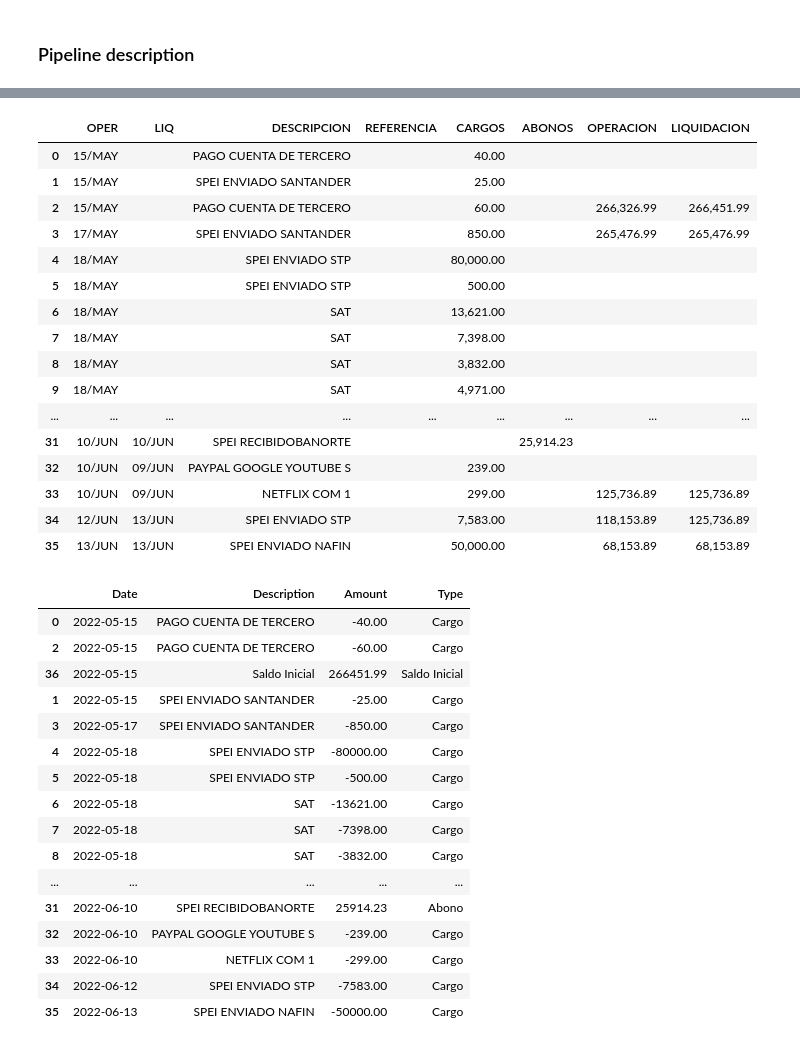
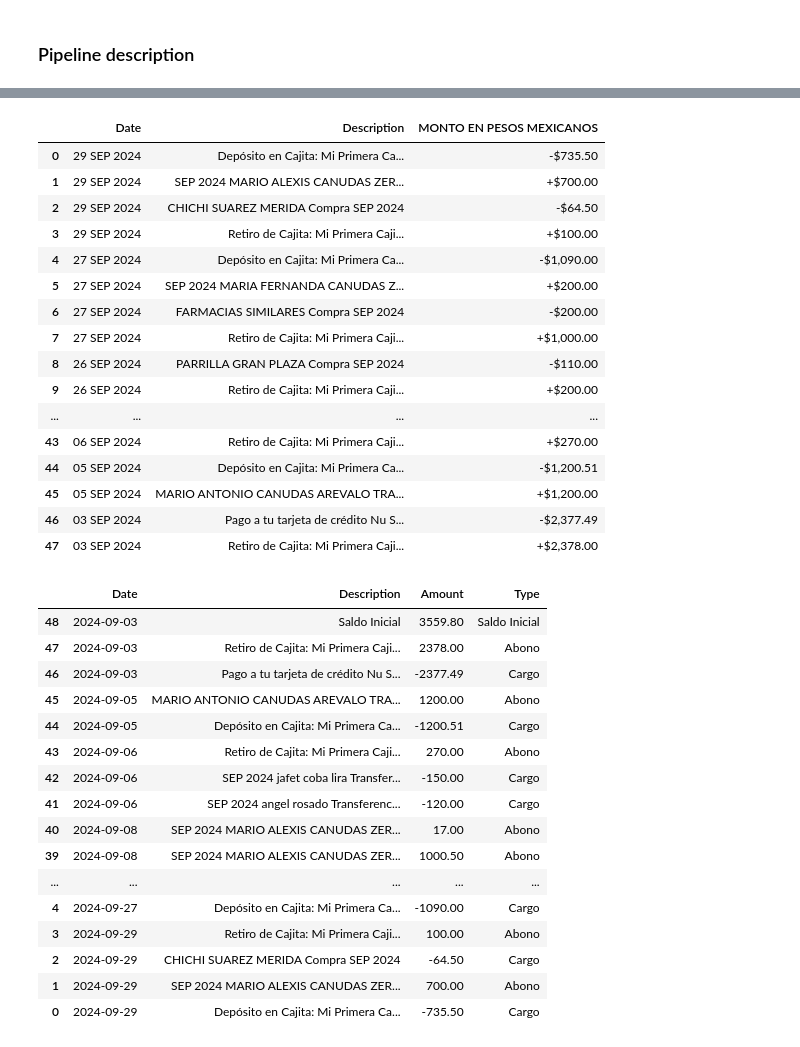
Before and after one commit to MarioCanudas/Aether, a Jupyter notebook: Aether_v1/models/test_models.ipynb, the cells around one changed output, grey strips where cells are left out. Saved outputs shown, nothing was run; the diff lists cells and outputs as text; code cells hidden in the pictures.

```diff
--- a/Aether_v1/models/test_models.ipynb
+++ b/Aether_v1/models/test_models.ipynb
@@ -12,7 +12,7 @@ sys.path.append(project_root)
 
 from config import INPUTS_FOLDER
 
-statement_path = os.path.join(INPUTS_FOLDER, 'test_files', 'BBVA', '2206.pdf')
+statement_path = os.path.join(INPUTS_FOLDER, 'test_files', 'Nu', 'Nu_debit_statement.pdf')
 # %% [markdown]
 ### Pipeline description
 # %%
@@ -63,8 +63,8 @@ if statement_type == 'credit' and (start_idx is None or end_idx is None):
     start_idx = boundary_detector.start_idx
     end_idx = boundary_detector.end_idx
 
-df_table = boundary_detector.get_filtered_table_words()
+filtered_words = boundary_detector.get_filtered_table_words()
 
 print(f'{start_idx} - {end_idx}')
-df_table
+filtered_words
 # %% [output]
@@ -85,7 +85,7 @@ df_table
 # %%
 from row_segmenter import TransactionRowSegmenter
 
-row_segmenter = TransactionRowSegmenter(df_table, bank_detector)
+row_segmenter = TransactionRowSegmenter(filtered_words, bank_detector)
 
 column_delimitation = row_segmenter.delimit_column_positions()
 grouped_rows = row_segmenter.group_rows()
@@ -132,48 +149,48 @@ table_reconstructor.get_structured_table()
 # %%
-df_structured = table_reconstructor.reconstruct_table()
-df_structured
+reconstructed_table = table_reconstructor.reconstruct_table()
+reconstructed_table
 # %% [output]
-|  | OPER | LIQ | DESCRIPCION | REFERENCIA | CARGOS | ABONOS | OPERACION | LIQUIDACION |
-| 0 | 15/MAY |  | PAGO CUENTA DE TERCERO |  | 40.00 |  |  |  |
-| 1 | 15/MAY |  | SPEI ENVIADO SANTANDER |  | 25.00 |  |  |  |
-| 2 | 15/MAY |  | PAGO CUENTA DE TERCERO |  | 60.00 |  | 266,326.99 | 266,451.99 |
-| 3 | 17/MAY |  | SPEI ENVIADO SANTANDER |  | 850.00 |  | 265,476.99 | 265,476.99 |
-| 4 | 18/MAY |  | SPEI ENVIADO STP |  | 80,000.00 |  |  |  |
-| 5 | 18/MAY |  | SPEI ENVIADO STP |  | 500.00 |  |  |  |
-| 6 | 18/MAY |  | SAT |  | 13,621.00 |  |  |  |
-| 7 | 18/MAY |  | SAT |  | 7,398.00 |  |  |  |
-| 8 | 18/MAY |  | SAT |  | 3,832.00 |  |  |  |
-| 9 | 18/MAY |  | SAT |  | 4,971.00 |  |  |  |
-| ... | ... | ... | ... | ... | ... | ... | ... | ... |
-| 31 | 10/JUN | 10/JUN | SPEI RECIBIDOBANORTE |  |  | 25,914.23 |  |  |
-| 32 | 10/JUN | 09/JUN | PAYPAL GOOGLE YOUTUBE S |  | 239.00 |  |  |  |
-| 33 | 10/JUN | 09/JUN | NETFLIX COM 1 |  | 299.00 |  | 125,736.89 | 125,736.89 |
-| 34 | 12/JUN | 13/JUN | SPEI ENVIADO STP |  | 7,583.00 |  | 118,153.89 | 125,736.89 |
-| 35 | 13/JUN | 13/JUN | SPEI ENVIADO NAFIN |  | 50,000.00 |  | 68,153.89 | 68,153.89 |
+|  | Date | Description | MONTO EN PESOS MEXICANOS |
+| 0 | 29 SEP 2024 | Depósito en Cajita: Mi Primera Ca... | -$735.50 |
+| 1 | 29 SEP 2024 | SEP 2024 MARIO ALEXIS CANUDAS ZER... | +$700.00 |
+| 2 | 29 SEP 2024 | CHICHI SUAREZ MERIDA Compra SEP 2024 | -$64.50 |
+| 3 | 29 SEP 2024 | Retiro de Cajita: Mi Primera Caji... | +$100.00 |
+| 4 | 27 SEP 2024 | Depósito en Cajita: Mi Primera Ca... | -$1,090.00 |
+| 5 | 27 SEP 2024 | SEP 2024 MARIA FERNANDA CANUDAS Z... | +$200.00 |
+| 6 | 27 SEP 2024 | FARMACIAS SIMILARES Compra SEP 2024 | -$200.00 |
+| 7 | 27 SEP 2024 | Retiro de Cajita: Mi Primera Caji... | +$1,000.00 |
+| 8 | 26 SEP 2024 | PARRILLA GRAN PLAZA Compra SEP 2024 | -$110.00 |
+| 9 | 26 SEP 2024 | Retiro de Cajita: Mi Primera Caji... | +$200.00 |
+| ... | ... | ... | ... |
+| 43 | 06 SEP 2024 | Retiro de Cajita: Mi Primera Caji... | +$270.00 |
+| 44 | 05 SEP 2024 | Depósito en Cajita: Mi Primera Ca... | -$1,200.51 |
+| 45 | 05 SEP 2024 | MARIO ANTONIO CANUDAS AREVALO TRA... | +$1,200.00 |
+| 46 | 03 SEP 2024 | Pago a tu tarjeta de crédito Nu S... | -$2,377.49 |
+| 47 | 03 SEP 2024 | Retiro de Cajita: Mi Primera Caji... | +$2,378.00 |
 # %%
 from table_normalizer import TransactionTableNormalizer
 
-normalizer = TransactionTableNormalizer(df_structured, bank_detector)
+normalizer = TransactionTableNormalizer(reconstructed_table, bank_detector)
 
 df_normalized = normalizer.normalize_table()
 df_normalized
 # %% [output]
 |  | Date | Description | Amount | Type |
-| 0 | 2022-05-15 | PAGO CUENTA DE TERCERO | -40.00 | Cargo |
-| 2 | 2022-05-15 | PAGO CUENTA DE TERCERO | -60.00 | Cargo |
-| 36 | 2022-05-15 | Saldo Inicial | 266451.99 | Saldo Inicial |
-| 1 | 2022-05-15 | SPEI ENVIADO SANTANDER | -25.00 | Cargo |
-| 3 | 2022-05-17 | SPEI ENVIADO SANTANDER | -850.00 | Cargo |
-| 4 | 2022-05-18 | SPEI ENVIADO STP | -80000.00 | Cargo |
-| 5 | 2022-05-18 | SPEI ENVIADO STP | -500.00 | Cargo |
-| 6 | 2022-05-18 | SAT | -13621.00 | Cargo |
-| 7 | 2022-05-18 | SAT | -7398.00 | Cargo |
-| 8 | 2022-05-18 | SAT | -3832.00 | Cargo |
+| 48 | 2024-09-03 | Saldo Inicial | 3559.80 | Saldo Inicial |
+| 47 | 2024-09-03 | Retiro de Cajita: Mi Primera Caji... | 2378.00 | Abono |
+| 46 | 2024-09-03 | Pago a tu tarjeta de crédito Nu S... | -2377.49 | Cargo |
+| 45 | 2024-09-05 | MARIO ANTONIO CANUDAS AREVALO TRA... | 1200.00 | Abono |
+| 44 | 2024-09-05 | Depósito en Cajita: Mi Primera Ca... | -1200.51 | Cargo |
+| 43 | 2024-09-06 | Retiro de Cajita: Mi Primera Caji... | 270.00 | Abono |
+| 42 | 2024-09-06 | SEP 2024 jafet coba lira Transfer... | -150.00 | Cargo |
+| 41 | 2024-09-06 | SEP 2024 angel rosado Transferenc... | -120.00 | Cargo |
+| 40 | 2024-09-08 | SEP 2024 MARIO ALEXIS CANUDAS ZER... | 17.00 | Abono |
+| 39 | 2024-09-08 | SEP 2024 MARIO ALEXIS CANUDAS ZER... | 1000.50 | Abono |
 | ... | ... | ... | ... | ... |
-| 31 | 2022-06-10 | SPEI RECIBIDOBANORTE | 25914.23 | Abono |
-| 32 | 2022-06-10 | PAYPAL GOOGLE YOUTUBE S | -239.00 | Cargo |
-| 33 | 2022-06-10 | NETFLIX COM 1 | -299.00 | Cargo |
-| 34 | 2022-06-12 | SPEI ENVIADO STP | -7583.00 | Cargo |
-| 35 | 2022-06-13 | SPEI ENVIADO NAFIN | -50000.00 | Cargo |
+| 4 | 2024-09-27 | Depósito en Cajita: Mi Primera Ca... | -1090.00 | Cargo |
+| 3 | 2024-09-29 | Retiro de Cajita: Mi Primera Caji... | 100.00 | Abono |
+| 2 | 2024-09-29 | CHICHI SUAREZ MERIDA Compra SEP 2024 | -64.50 | Cargo |
+| 1 | 2024-09-29 | SEP 2024 MARIO ALEXIS CANUDAS ZER... | 700.00 | Abono |
+| 0 | 2024-09-29 | Depósito en Cajita: Mi Primera Ca... | -735.50 | Cargo |
 # %%
 normalizer.period_idx
```
Also changed, not shown: parts of 8 cells of this notebook, 4 other files.
